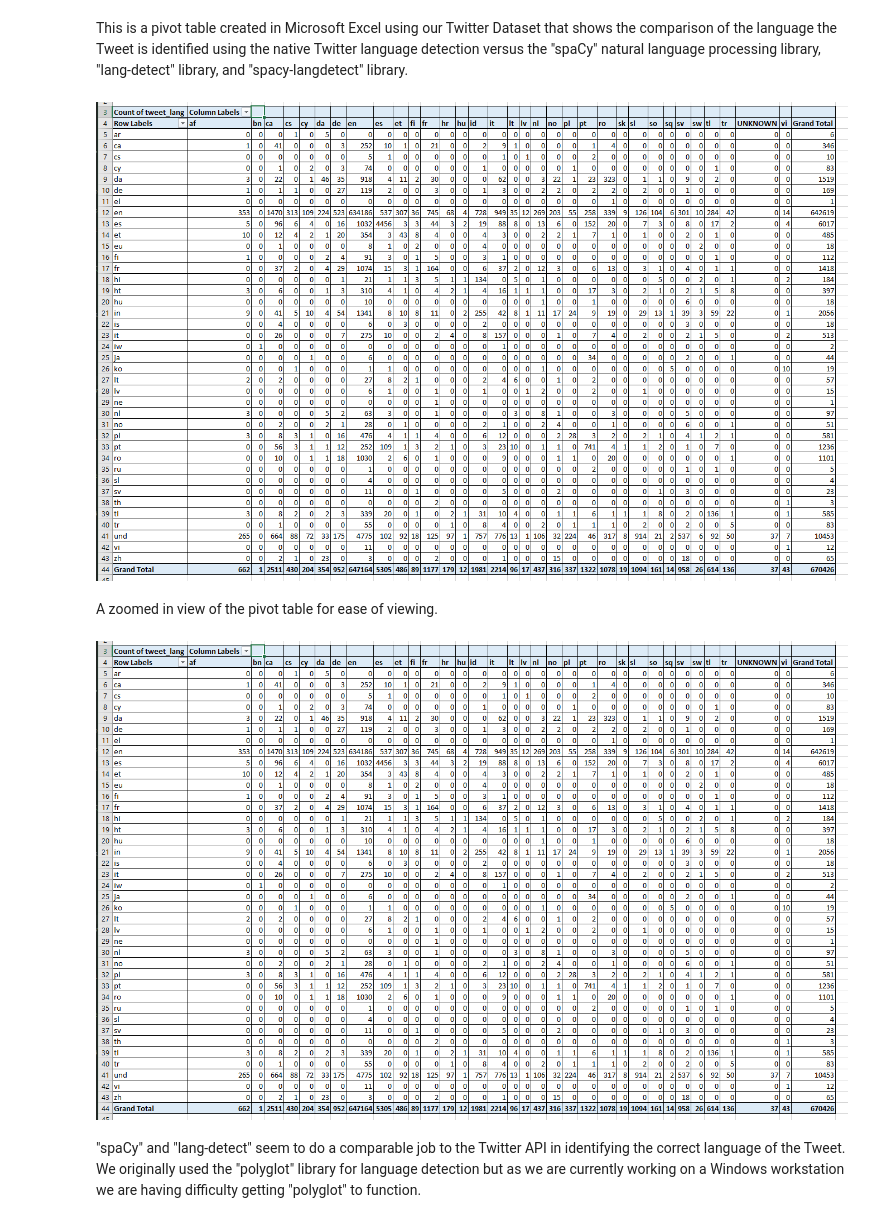
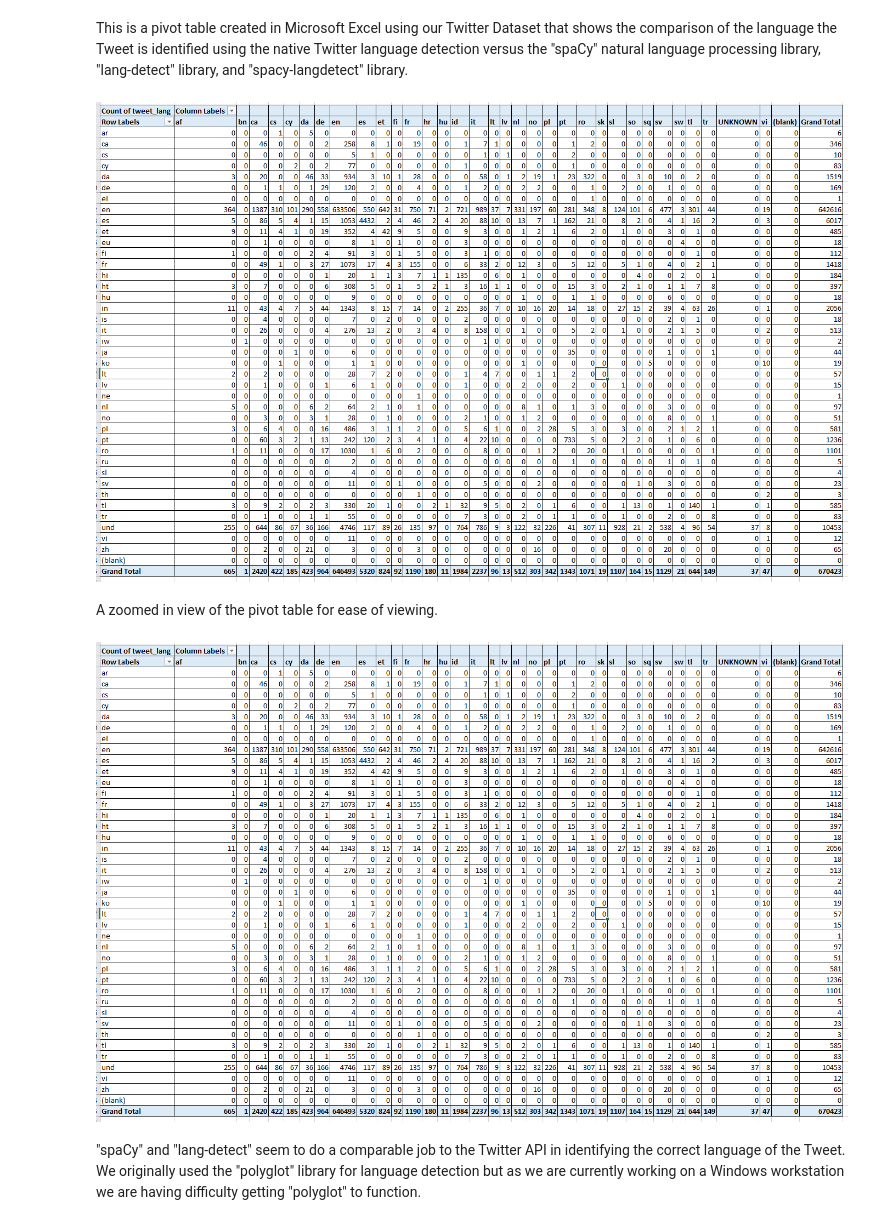
Before and after one commit to Calvin-CS/slo-classifiers, a Jupyter notebook: topic/data/notebooks/slo-twitter-data-analysis-language-statistics.ipynb, the cells around one changed output. Cells and saved outputs as stored; diff of their text form; code cells hidden in the pictures.

```diff
--- a/topic/data/notebooks/slo-twitter-data-analysis-language-statistics.ipynb
+++ b/topic/data/notebooks/slo-twitter-data-analysis-language-statistics.ipynb
@@ -54,19 +54,19 @@ This is a pivot table created in Microsoft Excel using our Twitter Dataset that
 # %%
 from IPython.display import Image
 from IPython.core.display import HTML
 
-PATH = "images/"
+PATH = "../images/"
 Image(filename = PATH + "spacy_versus_twitter_lang-pivot_table.png", width=1024, height=768)
 # %% [output]
-[figure, old version]
+[figure, new version]
 # %% [markdown]
 
 A zoomed in view of the pivot table for ease of viewing.<br>
 # %%
 from IPython.core.display import Image, display
-display(Image('images/spacy_versus_twitter_lang-pivot_table.png', width=1900, unconfined=True))
+display(Image('../images/spacy_versus_twitter_lang-pivot_table.png', width=1900, unconfined=True))
 # %% [output]
-[figure, old version]
+[figure, new version]
 # %% [markdown]
 
 "spaCy" and "lang-detect" seem to do a comparable job to the Twitter API in identifying the correct language of the Tweet.  We originally used the "polyglot" library for language detection but as we are currently working on a Windows workstation we are having difficulty getting "polyglot" to function.<br>
```
Also changed, not shown: parts of 3 cells of this notebook, 13 other files.
